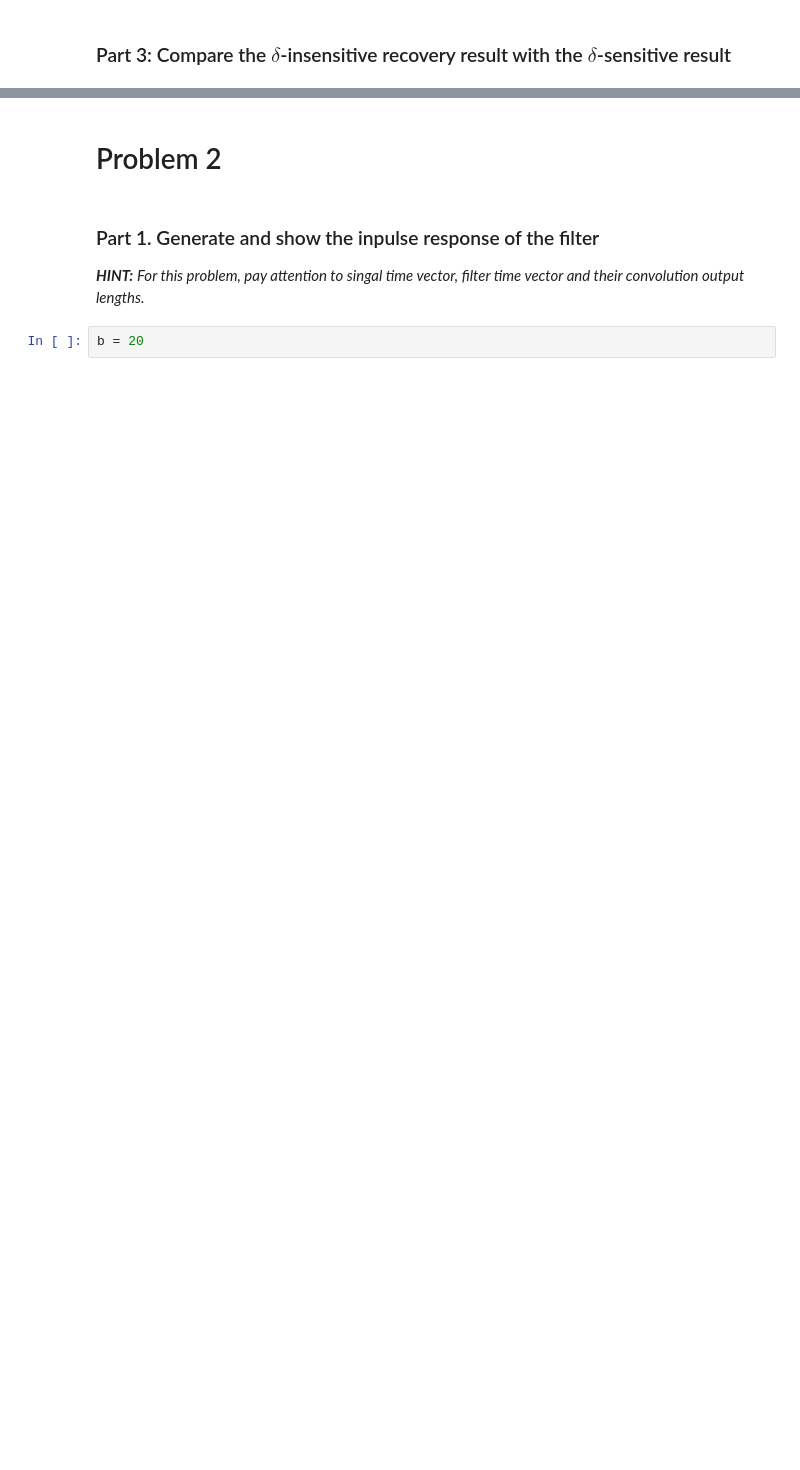
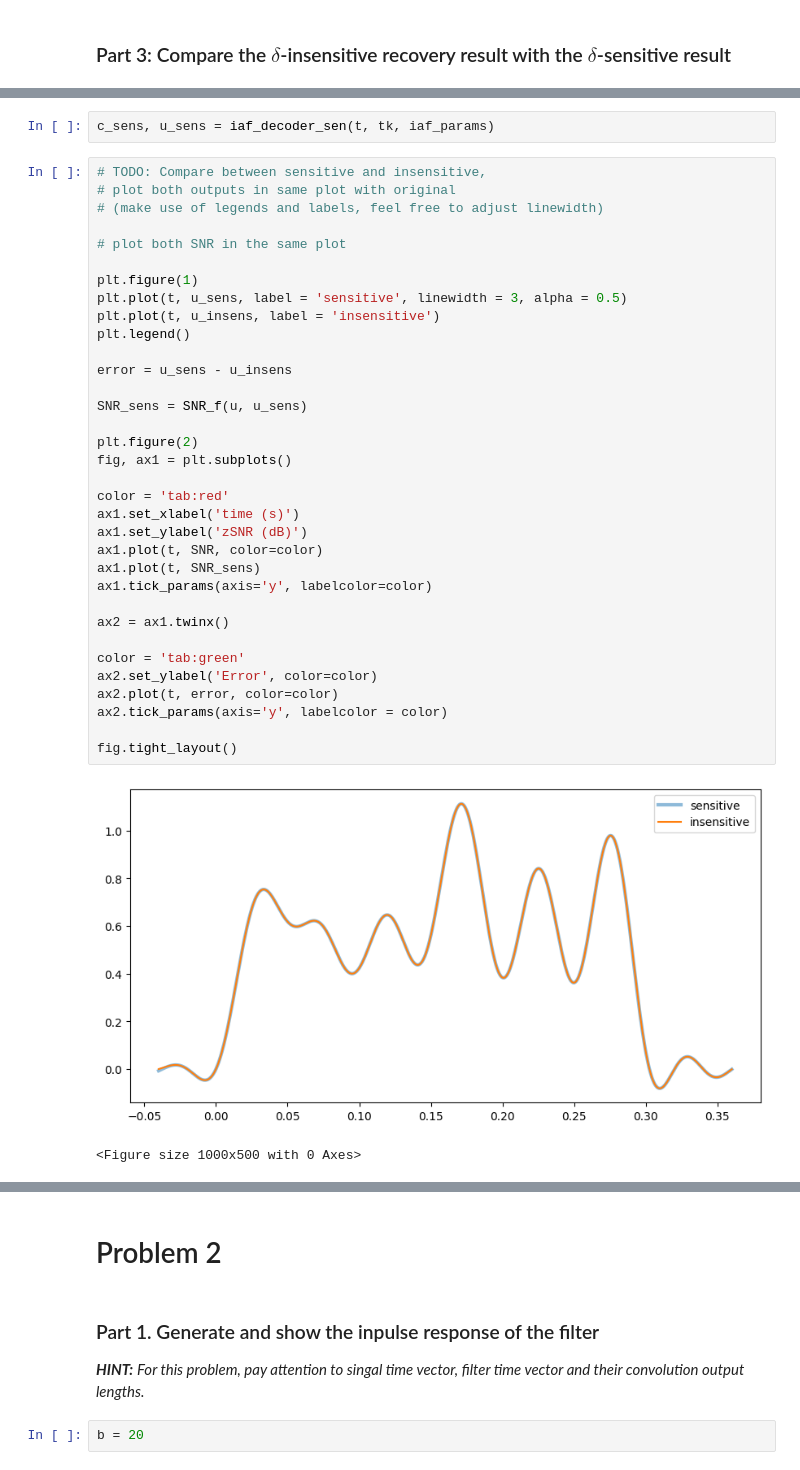
Before and after one commit to clearwheat8/BMEB-W4020, a Jupyter notebook: BMEB_4020_HW3_Handout_2023.ipynb, the cells around one changed output, grey strips where cells are left out. Drawn from its saved outputs; the diff is of its cells as text; blank space fills up the shorter version.

```diff
--- a/BMEB_4020_HW3_Handout_2023.ipynb
+++ b/BMEB_4020_HW3_Handout_2023.ipynb
@@ -166,0 +370,39 @@ c_sens, u_rec_sens = np.NaN # delta-sensitive recovery coefficients
+# %%
+c_sens, u_sens = iaf_decoder_sen(t, tk, iaf_params)
+# %%
+# TODO: Compare between sensitive and insensitive,
+# plot both outputs in same plot with original
+# (make use of legends and labels, feel free to adjust linewidth)
+
+# plot both SNR in the same plot
+
+plt.figure(1)
+plt.plot(t, u_sens, label = 'sensitive', linewidth = 3, alpha = 0.5)
+plt.plot(t, u_insens, label = 'insensitive')
+plt.legend()
+
+error = u_sens - u_insens
+
+SNR_sens = SNR_f(u, u_sens)
+
+plt.figure(2)
+fig, ax1 = plt.subplots()
+
+color = 'tab:red'
+ax1.set_xlabel('time (s)')
+ax1.set_ylabel('zSNR (dB)')
+ax1.plot(t, SNR, color=color)
+ax1.plot(t, SNR_sens)
+ax1.tick_params(axis='y', labelcolor=color)
+
+ax2 = ax1.twinx()
+
+color = 'tab:green'
+ax2.set_ylabel('Error', color=color)
+ax2.plot(t, error, color=color)
+ax2.tick_params(axis='y', labelcolor = color)
+
+fig.tight_layout()
+# %% [output]
+[figure, added]
+<Figure size 1000x500 with 0 Axes>
```
Also changed, not shown: parts of 31 cells of this notebook, 4 other files.
